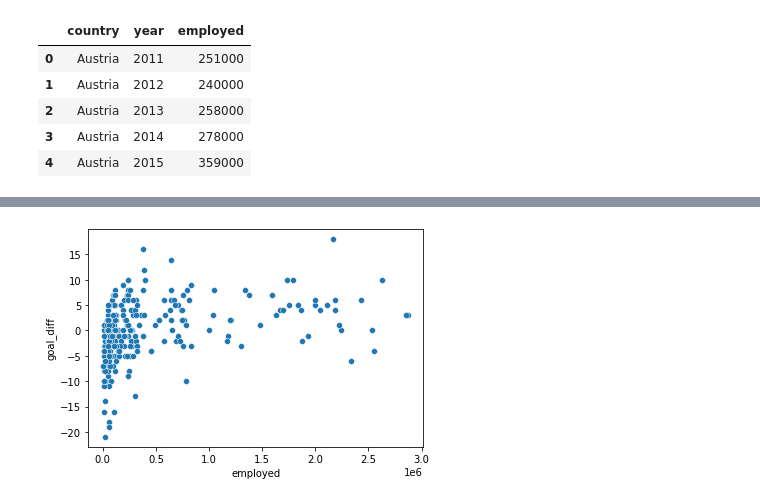
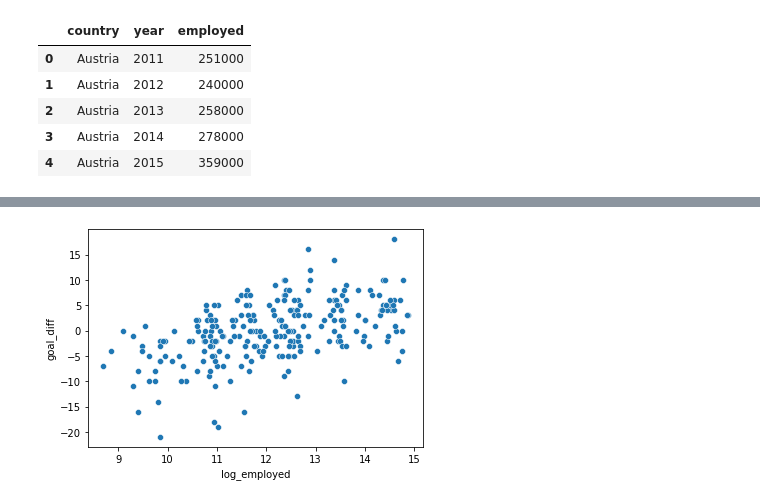
Before and after one commit to silva-nick/cs216-final, a Jupyter notebook: jobs/sports-jobs.ipynb, the cells around one changed output, grey strips where cells are left out. Saved outputs shown, nothing was run; the diff lists cells and outputs as text; code cells hidden in the pictures.

Commit message:
create some visualizations and run significance tests

```diff
--- a/jobs/sports-jobs.ipynb
+++ b/jobs/sports-jobs.ipynb
@@ -57,6 +59,7 @@ sj.to_csv("sports_jobs.csv", index=False)
 # %%
 fb = pd.read_csv('../results_year.csv')
 sj_fb = pd.merge(sj, fb, on=["country", "year"])
-sns.scatterplot(data=sj_fb, x="employed", y="goal_diff")
+sj_fb["log_employed"] = np.log(sj_fb["employed"])
+sns.scatterplot(data=sj_fb, x="log_employed", y="goal_diff")
 sj_fb.head()
 # %% [output]
@@ -69 +72 @@ sj_fb.head()
-[figure, old version]
+[figure, new version]
```
Also changed, not shown: parts of 4 cells of this notebook, 3 other files.
